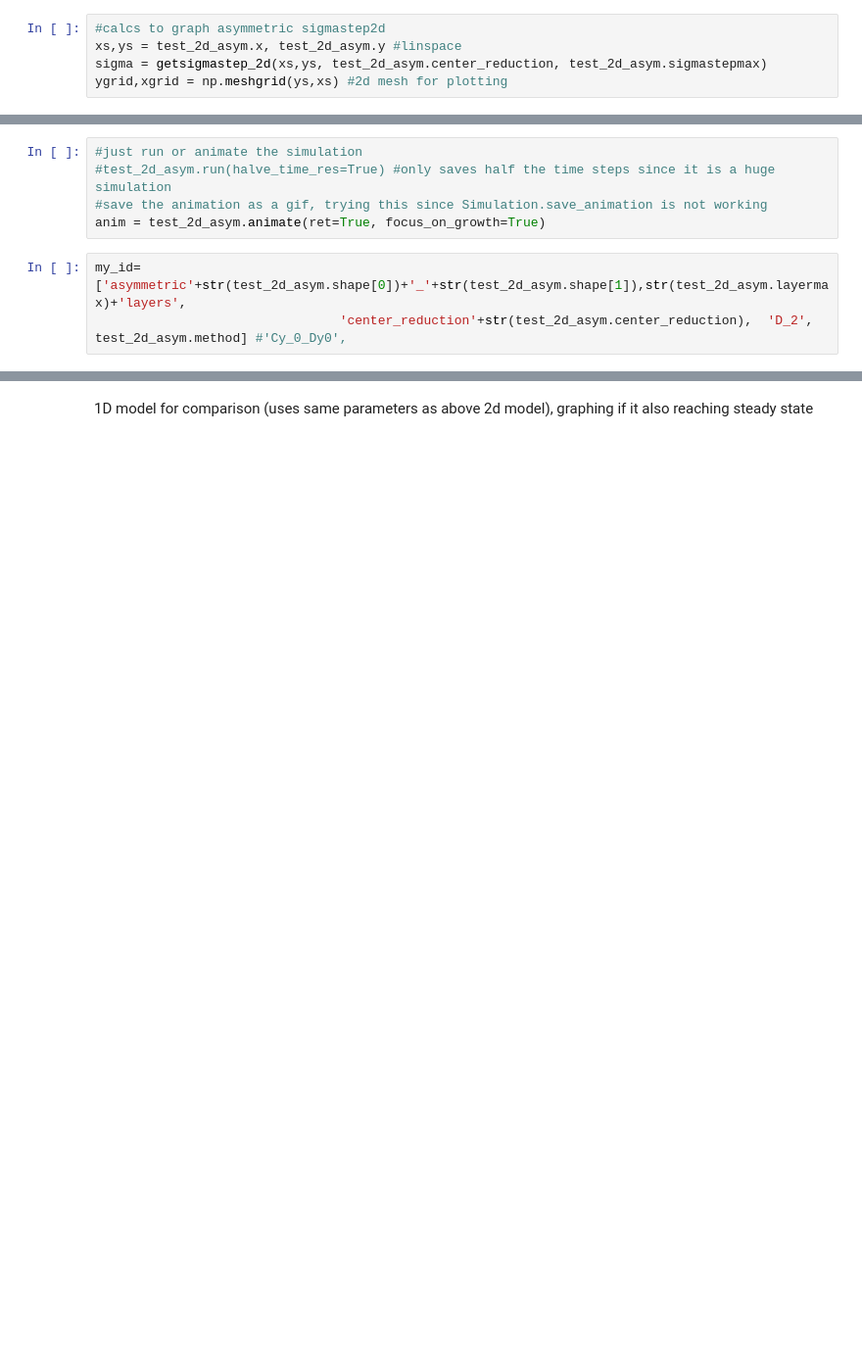
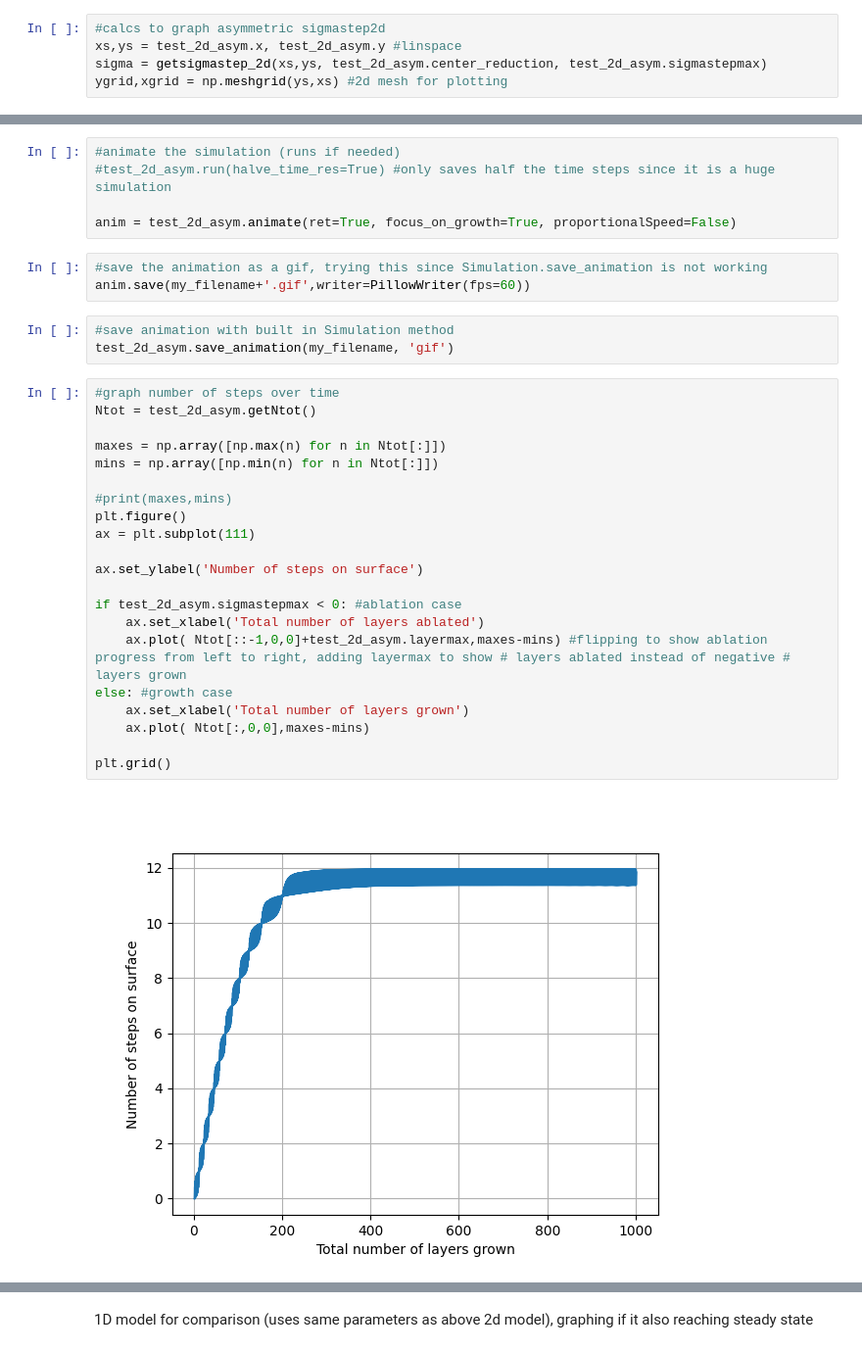
Before and after one commit to upschemistry/icecontinuum, a Jupyter notebook: bloom_2022/experiments.ipynb, the cells around one changed output, grey strips where cells are left out. Shown: that part at 98% size. Drawn from its saved outputs; the diff is of its cells as text; blank space fills up the shorter version.

Commit message:
figs ignored, got 2d growth & ablat steady state

```diff
--- a/bloom_2022/experiments.ipynb
+++ b/bloom_2022/experiments.ipynb
@@ -51,8 +63,34 @@ print(xgrid.shape,ygrid.shape)
 # %%
-#just run or animate the simulation
+#animate the simulation (runs if needed)
 #test_2d_asym.run(halve_time_res=True) #only saves half the time steps since it is a huge simulation
-#save the animation as a gif, trying this since Simulation.save_animation is not working
-anim = test_2d_asym.animate(ret=True, focus_on_growth=True)
+
+anim = test_2d_asym.animate(ret=True, focus_on_growth=True, proportionalSpeed=False)
-# %%
-my_id=['asymmetric'+str(test_2d_asym.shape[0])+'_'+str(test_2d_asym.shape[1]),str(test_2d_asym.layermax)+'layers',
-                                'center_reduction'+str(test_2d_asym.center_reduction),  'D_2', test_2d_asym.method] #'Cy_0_Dy0',
+# %%
+#save the animation as a gif, trying this since Simulation.save_animation is not working
+anim.save(my_filename+'.gif',writer=PillowWriter(fps=60))
+# %%
+#save animation with built in Simulation method
+test_2d_asym.save_animation(my_filename, 'gif')
+# %%
+#graph number of steps over time
+Ntot = test_2d_asym.getNtot()
+
+maxes = np.array([np.max(n) for n in Ntot[:]])
+mins = np.array([np.min(n) for n in Ntot[:]])
+
+#print(maxes,mins)
+plt.figure()
+ax = plt.subplot(111)
+
+ax.set_ylabel('Number of steps on surface')
+
+if test_2d_asym.sigmastepmax < 0: #ablation case
+    ax.set_xlabel('Total number of layers ablated')
+    ax.plot( Ntot[::-1,0,0]+test_2d_asym.layermax,maxes-mins) #flipping to show ablation progress from left to right, adding layermax to show # layers ablated instead of negative # layers grown
+else: #growth case
+    ax.set_xlabel('Total number of layers grown')
+    ax.plot( Ntot[:,0,0],maxes-mins)
+
+plt.grid()
+# %% [output]
+[figure, added]
```
Also changed, not shown: parts of 10 cells of this notebook, 37 other files.
